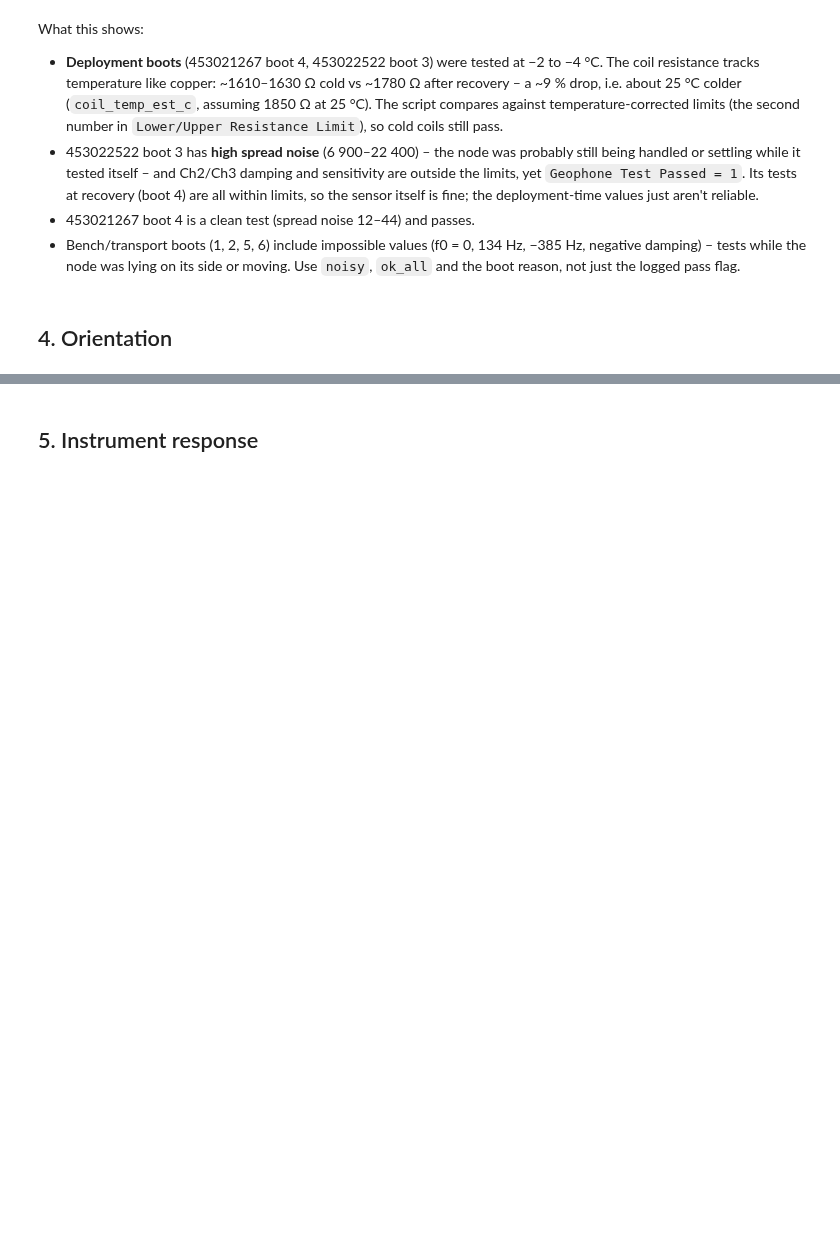
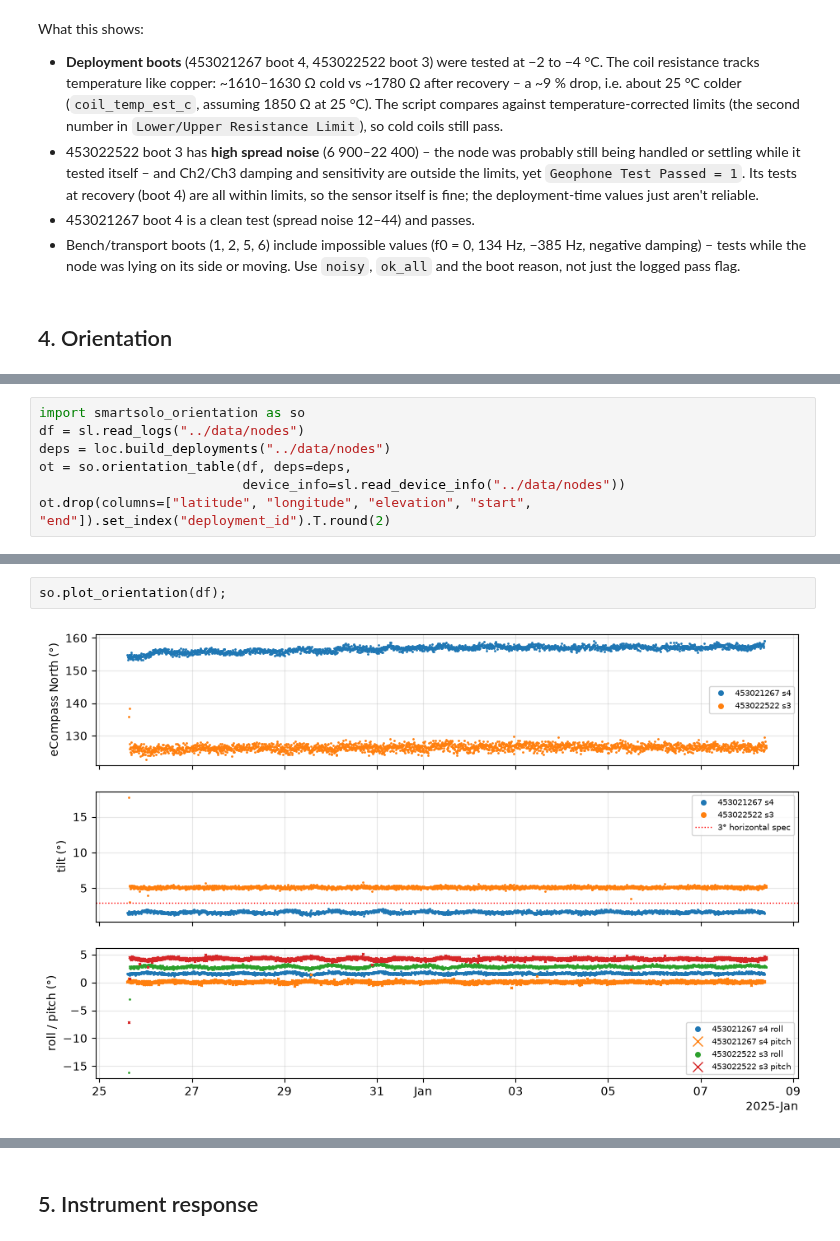
Before and after one commit to TobbeTripitaka/node_toolbox, a Jupyter notebook: notebooks/node_qc_demo.ipynb, the cells around one changed output, grey strips where cells are left out. Saved outputs shown, nothing was run; the diff lists cells and outputs as text; blank space fills up the shorter version.

```diff
--- a/notebooks/node_qc_demo.ipynb
+++ b/notebooks/node_qc_demo.ipynb
@@ -207,0 +206,7 @@ orient.round(2)
+# %%
+import smartsolo_orientation as so
+df = sl.read_logs("../data/nodes")
+deps = loc.build_deployments("../data/nodes")
+ot = so.orientation_table(df, deps=deps,
+                          device_info=sl.read_device_info("../data/nodes"))
+ot.drop(columns=["latitude", "longitude", "elevation", "start", "end"]).set_index("deployment_id").T.round(2)
@@ -207,0 +231,4 @@ orient.round(2)
+# %%
+so.plot_orientation(df);
+# %% [output]
+[figure, added]
```
Also changed, not shown: parts of 11 cells of this notebook, 6 other files.
